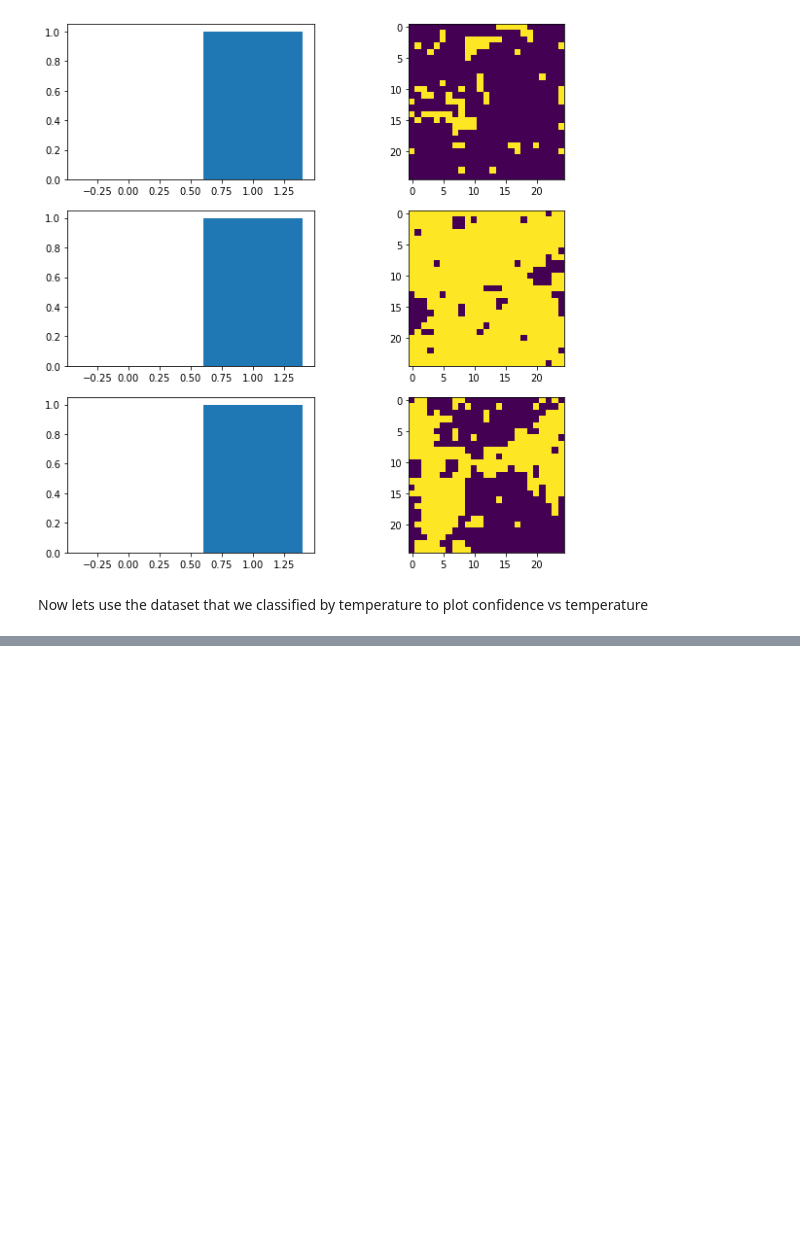
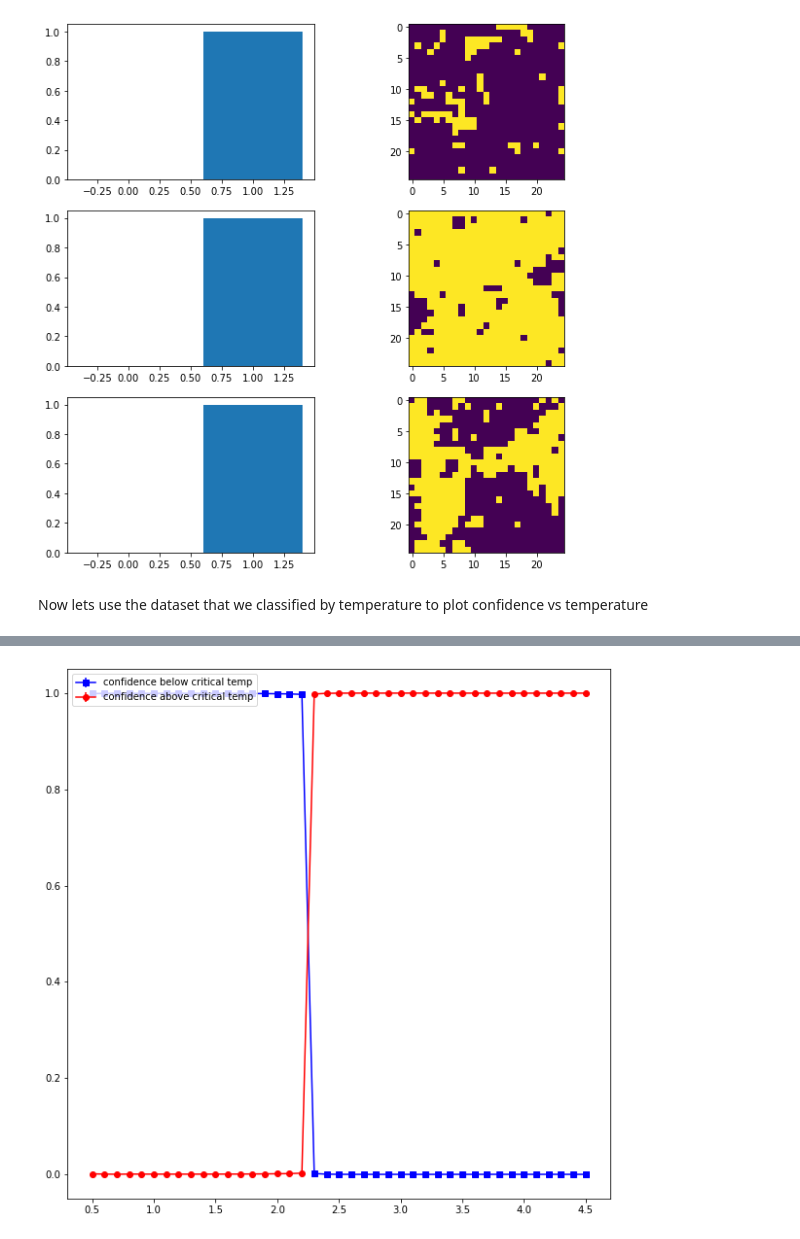
Before and after one commit to rohan-datar/phys_0704_project, a Jupyter notebook: ML_Spin_Model/Basic_NN.ipynb, the cells around one changed output, grey strips where cells are left out. Cells and saved outputs as stored; diff of their text form; code cells hidden in the pictures; blank space fills up the shorter version.

Commit message:
added nicer plot

```diff
--- a/ML_Spin_Model/Basic_NN.ipynb
+++ b/ML_Spin_Model/Basic_NN.ipynb
@@ -185,0 +186,50 @@ plt.show()
+# %%
+#plot the average confidence for each temperature with error bars
+#error bars are standard deviation devide by sqrt of number of samples
+
+# get the average & standard deviation of confidence for each temperature
+temp_pred_below_avg = {}
+temp_pred_above_avg = {}
+
+temp_pred_below_std = {}
+temp_pred_above_std = {}
+
+for temp, pred in temp_pred_below:
+    if temp in temp_pred_below_avg:
+        temp_pred_below_avg[temp].append(pred)
+    else:
+        temp_pred_below_avg[temp] = [pred]
+
+    if temp in temp_pred_below_std:
+        temp_pred_below_std[temp].append(pred)
+    else:
+        temp_pred_below_std[temp] = [pred]
+
+for temp, pred in temp_pred_above:
+    if temp in temp_pred_above_avg:
+        temp_pred_above_avg[temp].append(pred)
+    else:
+        temp_pred_above_avg[temp] = [pred]
+
+    if temp in temp_pred_above_std:
+        temp_pred_above_std[temp].append(pred)
+    else:
+        temp_pred_above_std[temp] = [pred]
+
+temp_pred_above_avg = {temp: np.mean(pred) for temp, pred in temp_pred_above_avg.items()}
+temp_pred_below_avg = {temp: np.mean(pred) for temp, pred in temp_pred_below_avg.items()}
+
+temp_pred_above_err = {temp: np.std(pred)/np.sqrt(len(pred)) for temp, pred in temp_pred_above_std.items()}
+temp_pred_below_err = {temp: np.std(pred)/np.sqrt(len(pred)) for temp, pred in temp_pred_below_std.items()}
+
+
+#plot the data
+fig = plt.figure(figsize=(10,10))
+ax = fig.add_subplot(111)
+ax.errorbar(list(temp_pred_below_avg.keys()), list(temp_pred_below_avg.values()), yerr=list(temp_pred_below_err.values()), c='b', marker="s", label='confidence below critical temp')
+ax.errorbar(list(temp_pred_above_avg.keys()), list(temp_pred_above_avg.values()), yerr=list(temp_pred_above_err.values()), c='r', marker="o", label='confidence above critical temp')
+
+plt.legend(loc='upper left');
+plt.show()
+# %% [output]
+[figure, added]
```
Also changed, not shown: parts of 3 cells of this notebook.
